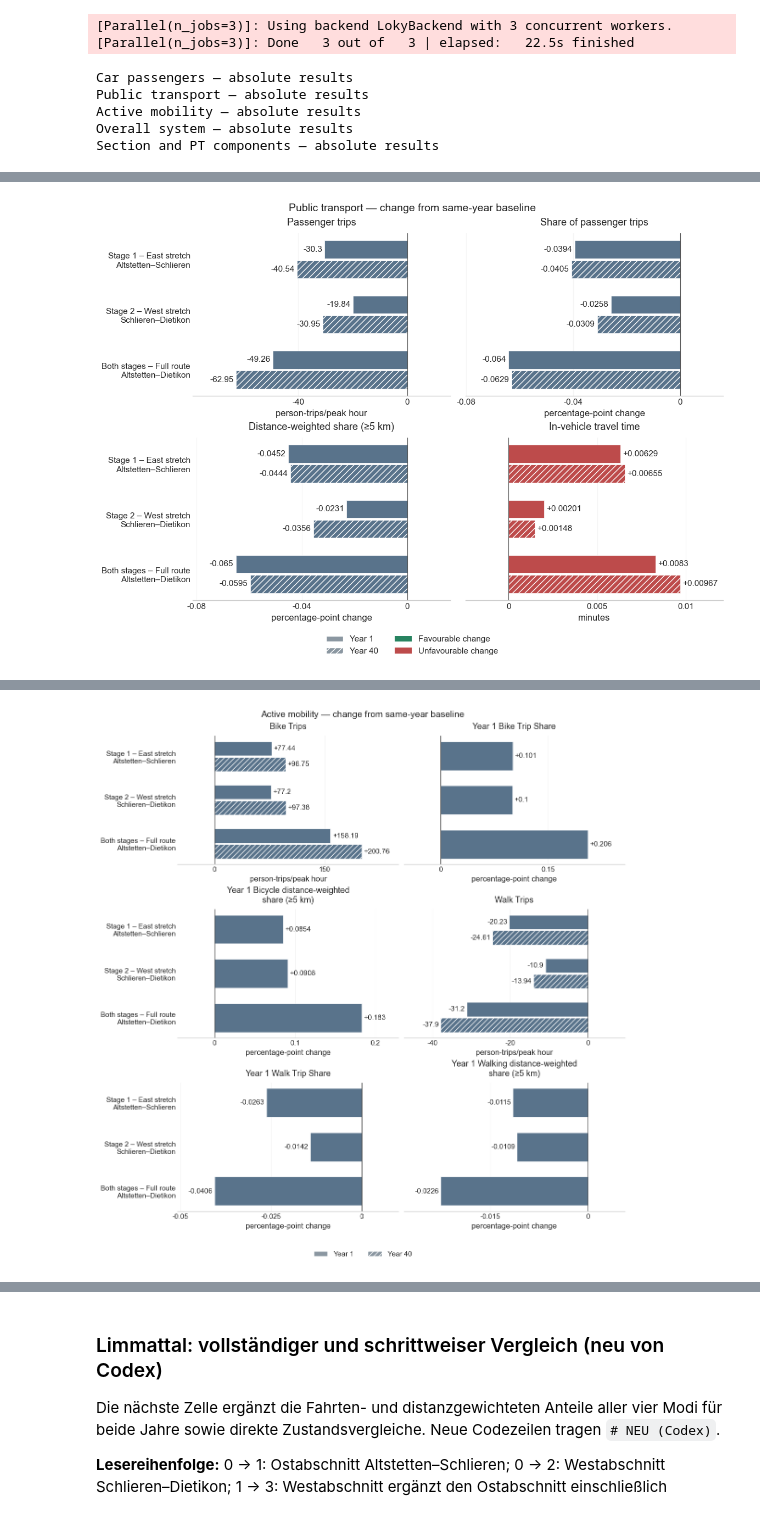
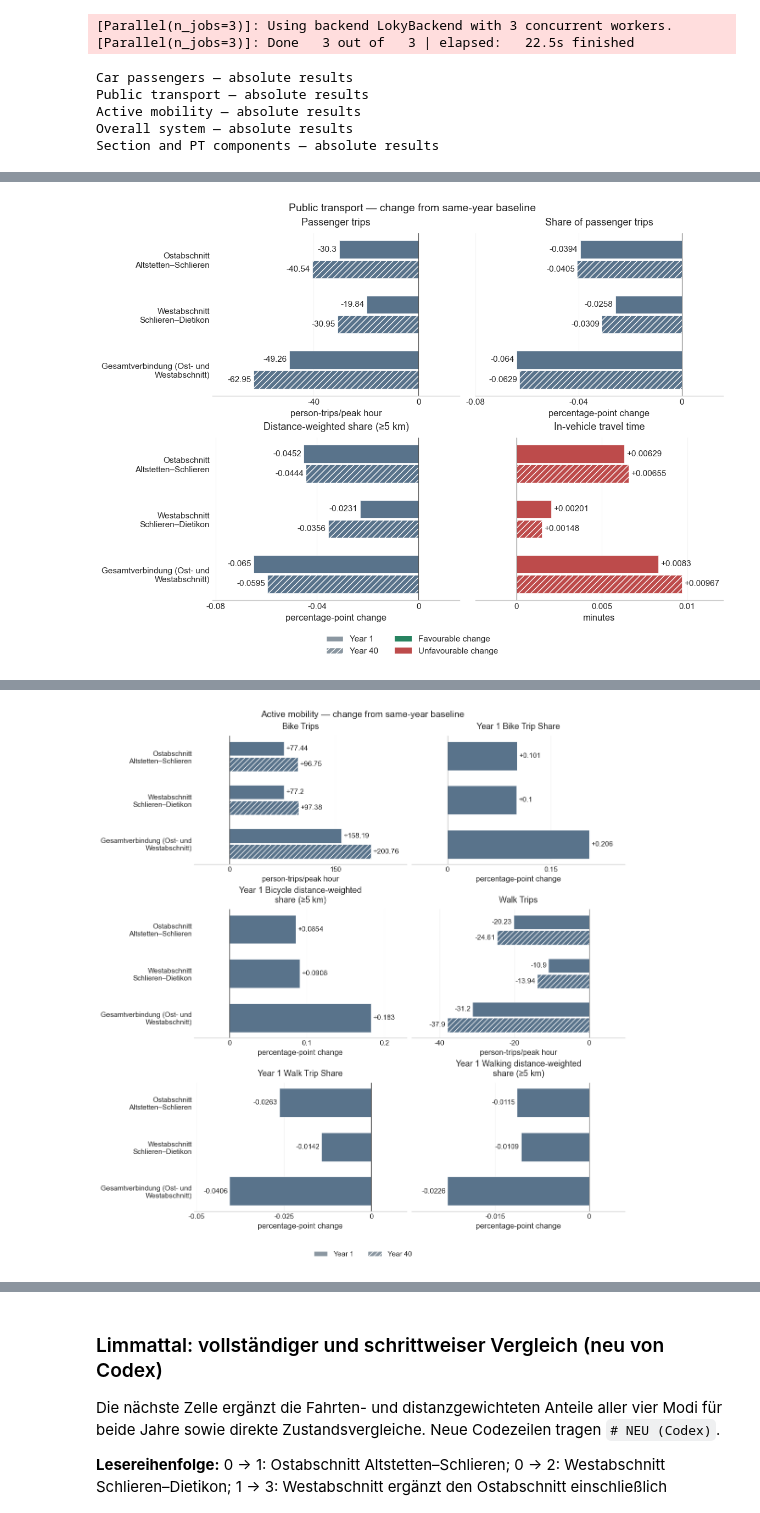
Before and after one commit to dmaure-ETHZ/IP-HS26-MehrSpur-CaseStudy-Domanyi-Londis-Maurer, a Jupyter notebook: notebooks/02_system_modeling.ipynb, the cells around one changed output, grey strips where cells are left out. Saved outputs shown, nothing was run; the diff lists cells and outputs as text; code cells hidden in the pictures.

Commit message:
Clarify east and west package labels in NB02

```diff
--- a/notebooks/02_system_modeling.ipynb
+++ b/notebooks/02_system_modeling.ipynb
@@ -2882,6 +2882,8 @@ Out[10]: {'table:': PosixPath('/Users/simonedomanyi/Documents/IP-HS26-MehrSpur-C
 [Parallel(n_jobs=3)]: Done   3 out of   3 | elapsed:   22.5s finished
 # %%
 from additional import transport_display as td
+
+STAGE_DISPLAY_LABELS = {'Stage 1 – East stretch Altstetten–Schlieren': 'Ostabschnitt Altstetten–Schlieren', 'Stage 2 – West stretch Schlieren–Dietikon': 'Westabschnitt Schlieren–Dietikon', 'Both stages – Full route Altstetten–Dietikon': 'Gesamtverbindung (Ost- und Westabschnitt)'}  # NEU (Codex): nur sichtbare Beschriftungen.
 
 # Formats for the absolute result tables.
 _CAR_FORMAT = {
@@ -2957,6 +2959,7 @@ for frame, title, fmt, export_name in [
     (active_display, "Active mobility", _ACTIVE_FORMAT, "3_3_stage_active_changes"),
     (df_system, "Overall system", _SYSTEM_FORMAT, "3_3_stage_system_changes"),
 ]:
+    frame = frame.rename(index=STAGE_DISPLAY_LABELS)  # NEU (Codex): Ost-/Westabschnitt in Tabelle und Grafik.
     print(title + " — absolute results")
     selected = _display_indicators(frame, fmt)
     plot_columns = _plot_columns(frame, STAGE_PLOT_INDICATORS[title])
@@ -2967,7 +2970,7 @@ project_formats = {
     f"{year} {key}": "{:,.2f} " + units
     for year in ("Year 1", "Year 40") for key, units in PROJECT_INDICATOR_UNITS.items()
 }
-selected_project = _display_indicators(STAGE_PROJECT_INDICATORS, project_formats, na_rep="n/a")
+selected_project = _display_indicators(STAGE_PROJECT_INDICATORS.rename(index=STAGE_DISPLAY_LABELS), project_formats, na_rep="n/a")  # NEU (Codex)
 focus_columns = _plot_columns(STAGE_PROJECT_INDICATORS, PROJECT_PLOT_INDICATORS)
 if focus_columns:
     fig = td.plot_baseline_changes(selected_project[focus_columns], BASELINE_STAGE_NAME,
@@ -3000,4 +3003,4 @@ Section and PT components — absolute results
-[figure, old version]
+[figure, new version]
 |  | Year 1 Bike Trips | Year 40 Bike Trips | Year 1 Bike Trip Share | Year 1 Bike PKM Share | Year 1 Walk Trips | ... |
 | Stage |  |  |  |  |  | ... |
 | Stage 0 – Baseline Network | 13,057 trips | 18,508 trips | 16.97% | 10.47% | 25,009 trips | ... |
@@ -3007,4 +3010,4 @@ Section and PT components — absolute results
-[figure, old version]
+[figure, new version]
 |  | Year 1 Total Demand | Year 40 Total Demand | Year 1 System Avg TT | Year 40 System Avg TT | ... |
 | Stage |  |  |  |  | ... |
 | Stage 0 – Baseline Network | 76,924 trips | 100,002 trips | 14.86 min | 15.16 min | ... |
```
Also changed, not shown: parts of 6 cells of this notebook.
